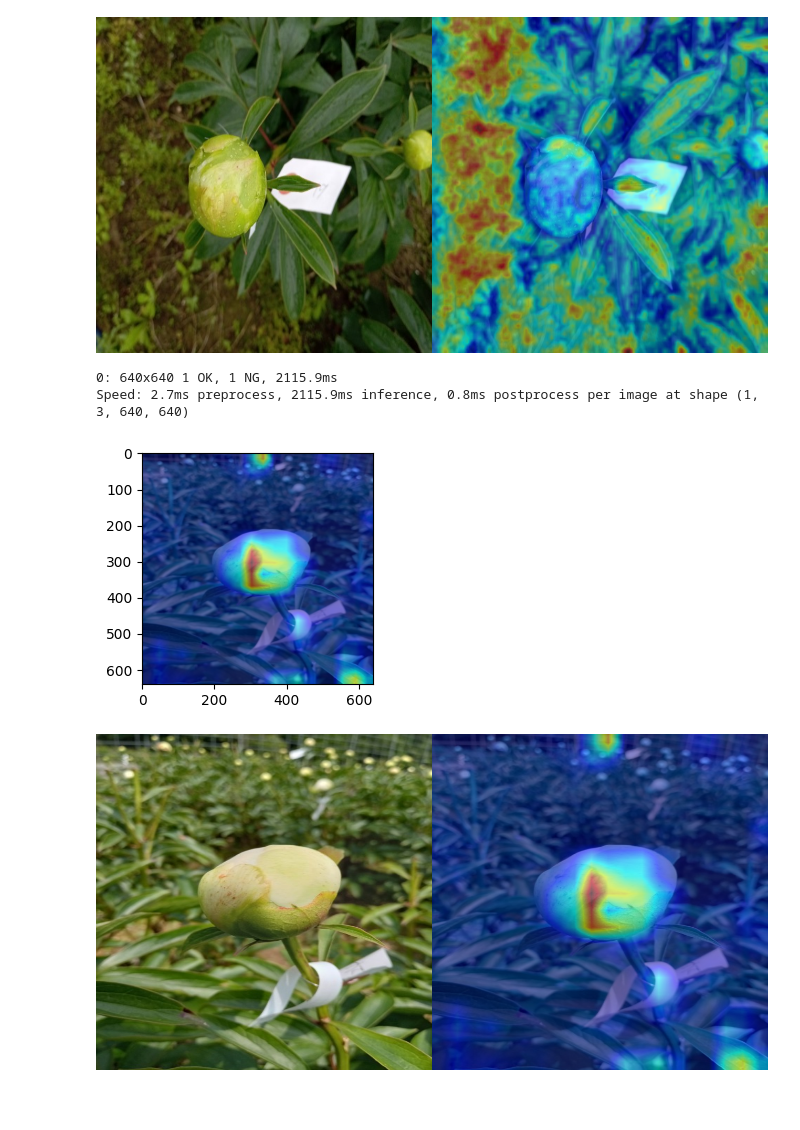
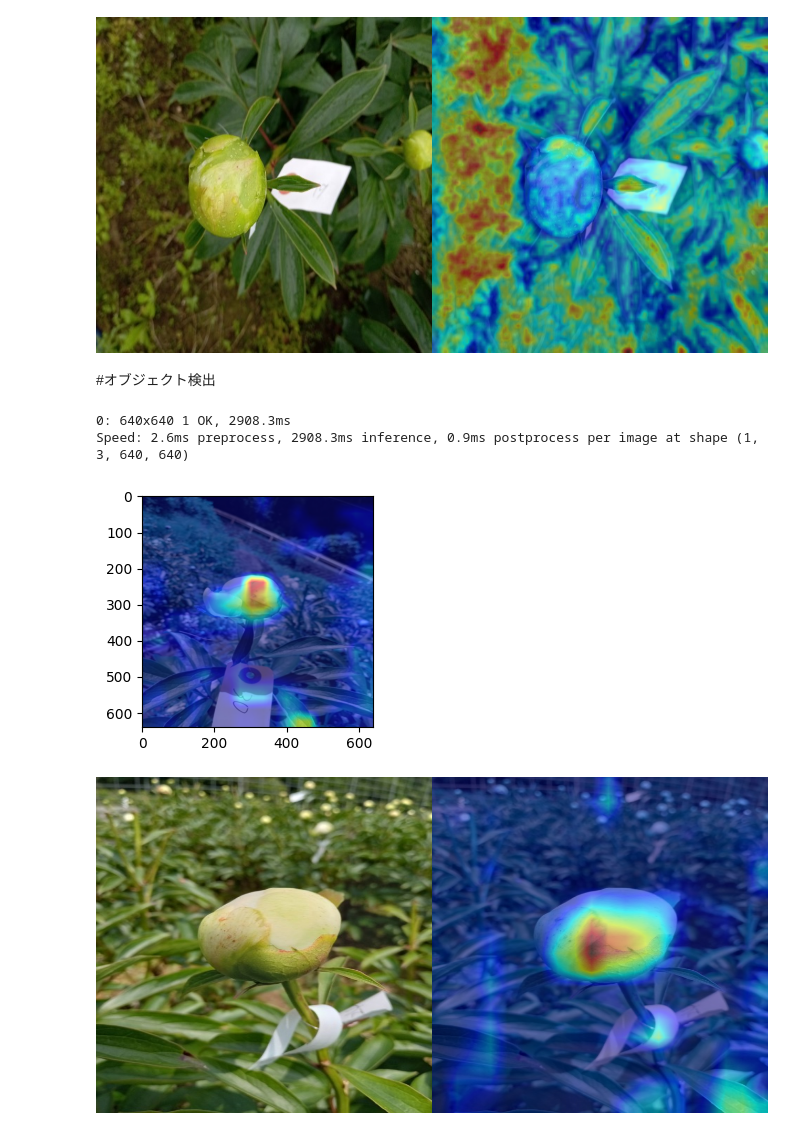
Before and after one commit to 1900690/heatmap_yolo, a Jupyter notebook: image-heatmaps.ipynb, the cells around one changed output. Drawn from its saved outputs; the diff is of its cells as text; code cells hidden in the pictures; blank space fills up the shorter version.

```diff
--- a/image-heatmaps.ipynb
+++ b/image-heatmaps.ipynb
@@ -95,25 +97,29 @@ im = cv2.cvtColor(rgb_img, cv2.COLOR_RGB2BGR)
 Image.fromarray(np.hstack((im, cam_image)))
 # %% [output]
 [figure]
+# %% [markdown]
+#オブジェクト検出
 # %%
-model = YOLO('/content/obj11x.pt')
+model = YOLO('/content/last-model.pt')
 model = model.cpu()
-img = cv2.imread('/content/original/60 (5).jpg')
+img = cv2.imread('/content/original/102 (5).jpg')
 img = cv2.resize(img, (640, 640))
 rgb_img = img.copy()
 img = np.float32(img) / 255
-target_layers =[model.model.model[-2]]
+
+target_layers =[model.model.model[-2]]#[model.model.model[-2]]
 cam = EigenCAM(model, target_layers,task='od')
 grayscale_cam = cam(rgb_img)[0, :, :]
 cam_image = show_cam_on_image(img, grayscale_cam, use_rgb=True)
+
 plt.imshow(cam_image)
 plt.show()
 # %% [output]
-0: 640x640 1 OK, 1 NG, 2115.9ms
-Speed: 2.7ms preprocess, 2115.9ms inference, 0.8ms postprocess per image at shape (1, 3, 640, 640)
+0: 640x640 1 OK, 2908.3ms
+Speed: 2.6ms preprocess, 2908.3ms inference, 0.9ms postprocess per image at shape (1, 3, 640, 640)
-[figure, old version]
+[figure, new version]
 # %%
 im = cv2.cvtColor(rgb_img, cv2.COLOR_RGB2BGR)
 Image.fromarray(np.hstack((im, cam_image)))
 # %% [output]
-[figure, old version]
+[figure, new version]
```
Also changed, not shown: parts of 3 cells of this notebook.
